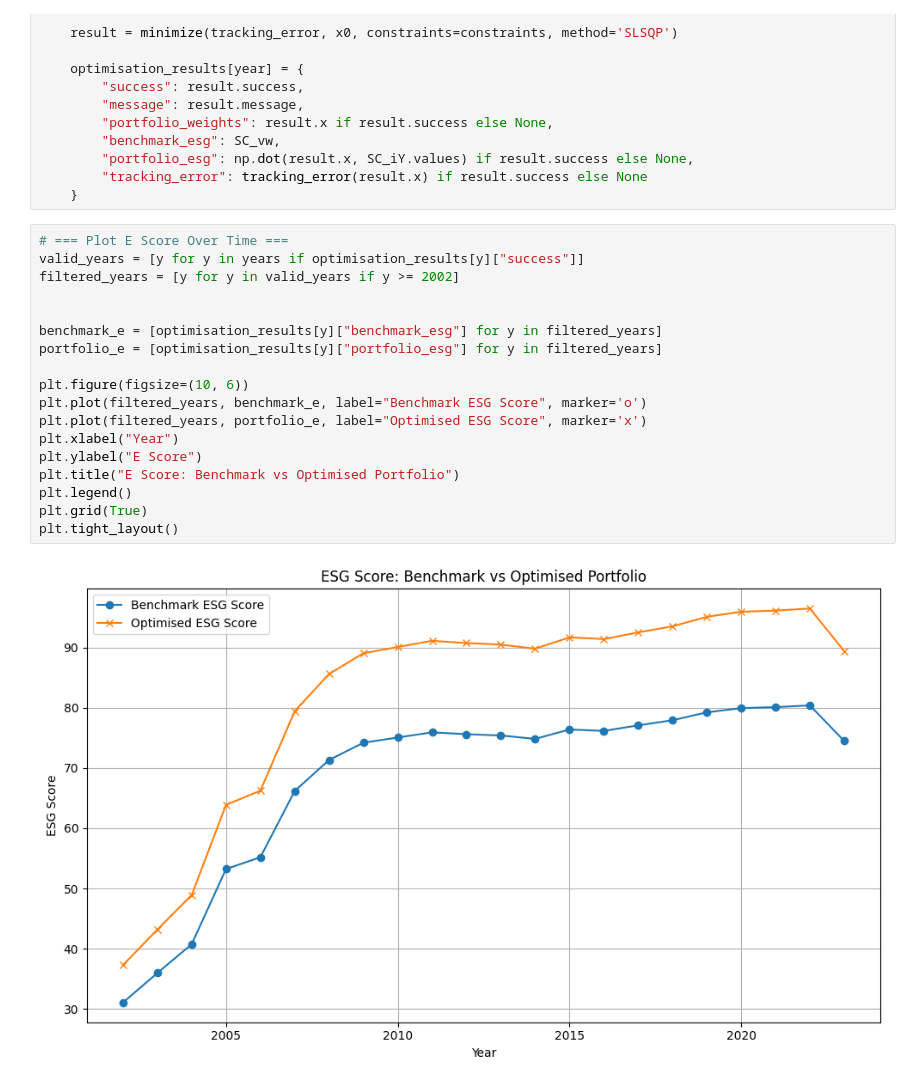
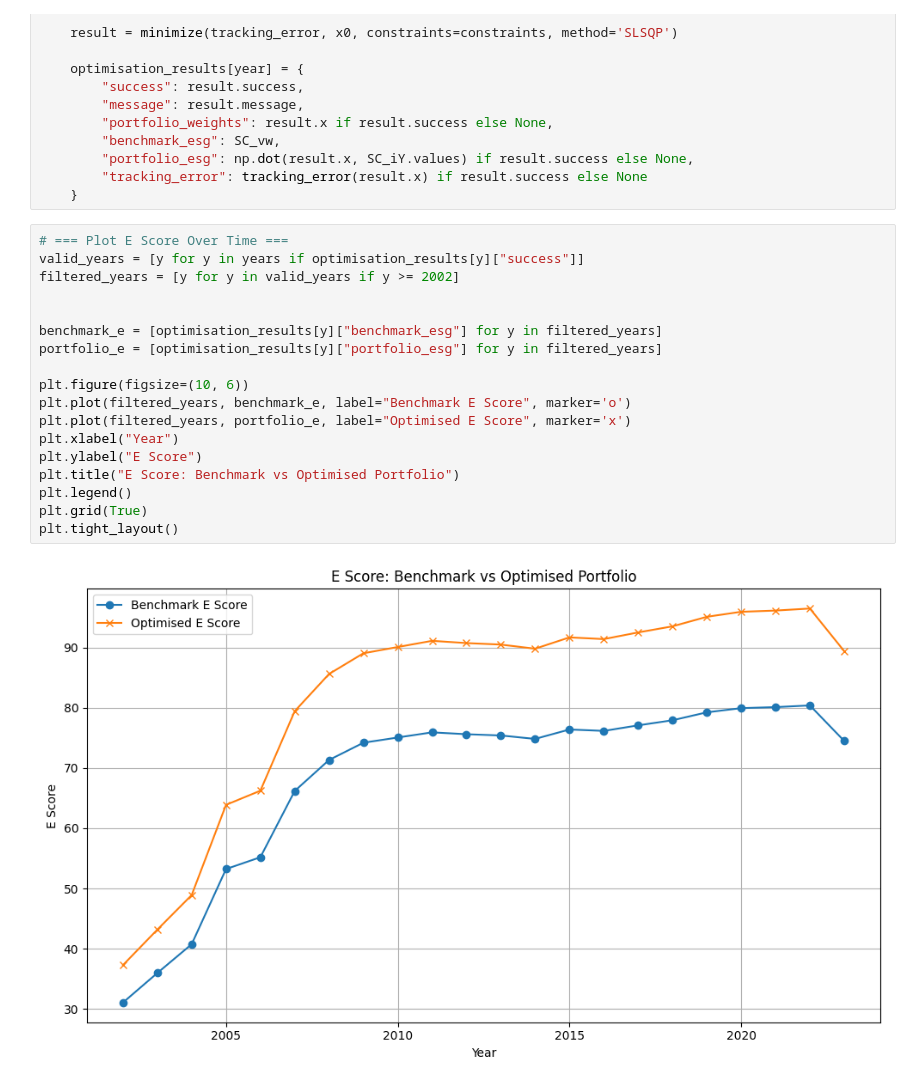
Before and after one commit to ameliemlb/SEF, a Jupyter notebook: hw2.ipynb, the cells around one changed output. Cells and saved outputs as stored; diff of their text form.

Commit message:
correct graphs

```diff
--- a/hw2.ipynb
+++ b/hw2.ipynb
@@ -191,23 +191,23 @@ for year in years:
 # %%
 # === Plot E Score Over Time ===
 valid_years = [y for y in years if optimisation_results[y]["success"]]
 filtered_years = [y for y in valid_years if y >= 2002]
 
 
 benchmark_e = [optimisation_results[y]["benchmark_esg"] for y in filtered_years]
 portfolio_e = [optimisation_results[y]["portfolio_esg"] for y in filtered_years]
 
 plt.figure(figsize=(10, 6))
-plt.plot(filtered_years, benchmark_e, label="Benchmark ESG Score", marker='o')
-plt.plot(filtered_years, portfolio_e, label="Optimised ESG Score", marker='x')
+plt.plot(filtered_years, benchmark_e, label="Benchmark E Score", marker='o')
+plt.plot(filtered_years, portfolio_e, label="Optimised E Score", marker='x')
 plt.xlabel("Year")
 plt.ylabel("E Score")
 plt.title("E Score: Benchmark vs Optimised Portfolio")
 plt.legend()
 plt.grid(True)
 plt.tight_layout()
 # %% [output]
-[figure, old version]
+[figure, new version]
 # %%
 # Filter the years from 2002 onward
 
```
Also changed, not shown: parts of 1 cell of this notebook.
